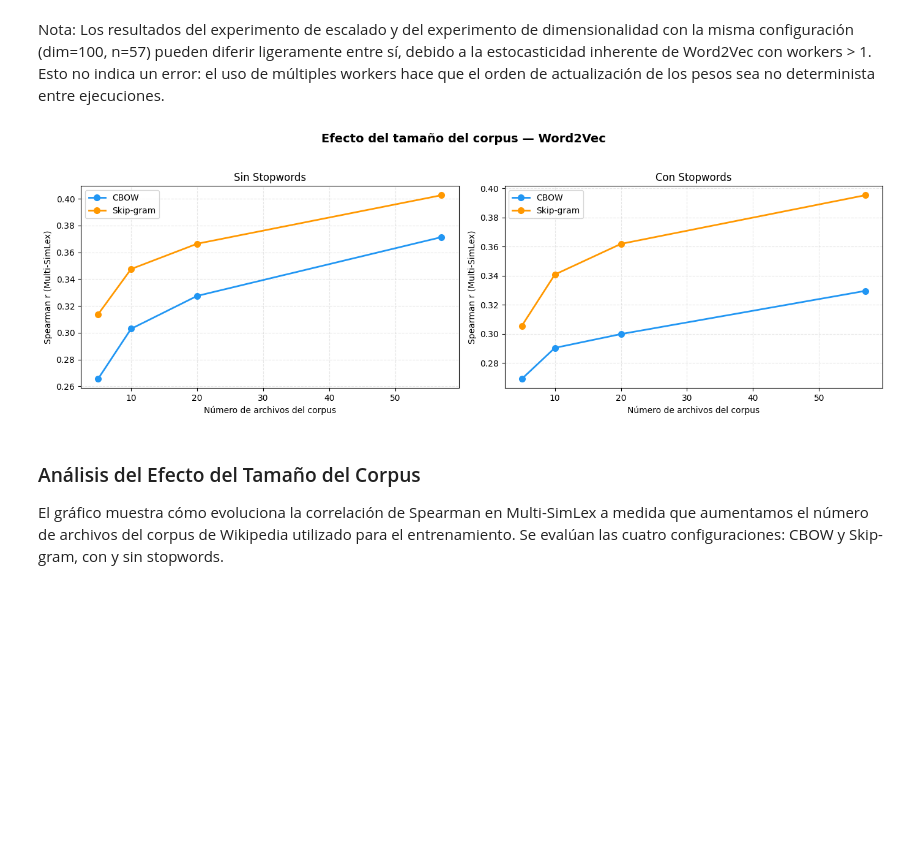
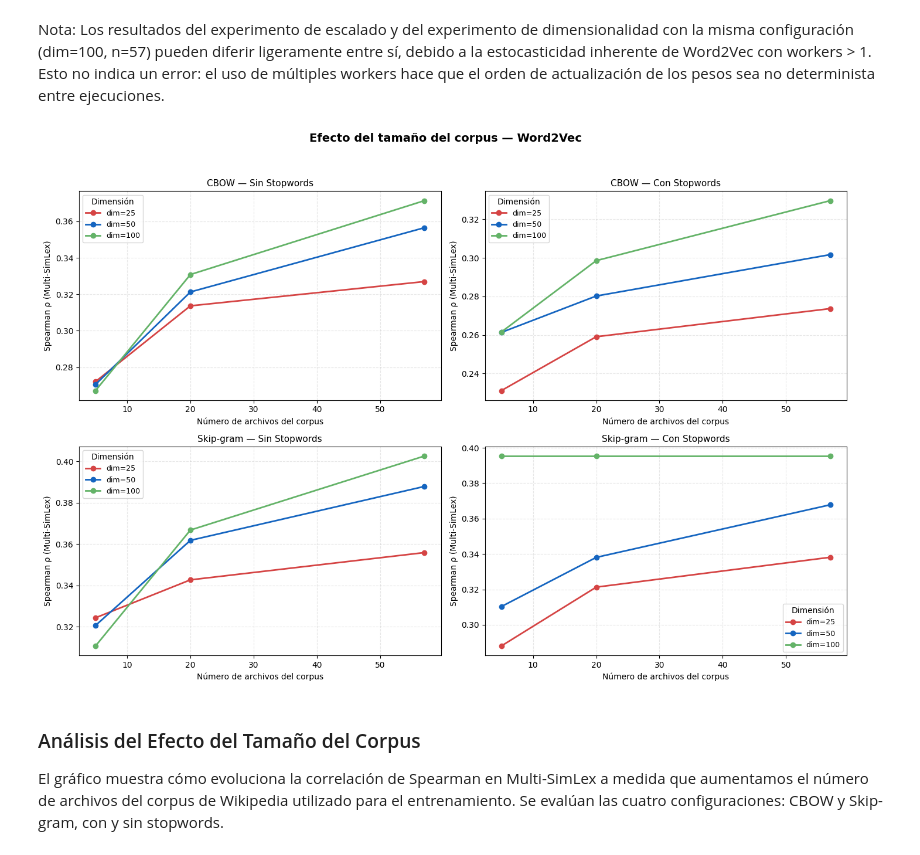
Before and after one commit to Lihao006/P4plh, a Jupyter notebook: practica4_completa.ipynb, the cells around one changed output. Saved outputs shown, nothing was run; the diff lists cells and outputs as text; code cells hidden in the pictures; blank space fills up the shorter version.

```diff
--- a/practica4_completa.ipynb
+++ b/practica4_completa.ipynb
@@ -1010,7 +980,7 @@ El gráfico obtenido representa el compromiso (*trade-off*) entre la calidad de
 
 - El **Spearman por anotador** (media de correlaciones individuales) suele ser inferior. Esto indica que, aunque el modelo captura la tendencia general promedio, alinearse con la variabilidad y la subjetividad de cada evaluador humano por separado resulta más difícil. Este comportamiento se observa en el gráfico, donde los diamantes naranjas aparecen sistemáticamente por debajo de las barras correspondientes.
 # %%
-mejor_nombre = 'Skip-gram_sin_sw'
+mejor_nombre = max(modelos_w2v, key=lambda n: intrinsic_eval(modelos_w2v[n], multi_simlex, annotator_cols)[0])
 mejor_dim    = modelos_w2v[mejor_nombre].vector_size
 CORPUS_MAX   = len(corpus_files)
 
@@ -1024,7 +994,7 @@ sp_orig, _, _ = intrinsic_eval(modelo_mejor, multi_simlex, annotator_cols)
 print(f"  {'Skip-gram_sin_sw':<25} {mejor_dim:>6}d {sp_orig:>10.4f}  (original)")
 
 # Truncar a dimensiones menores que la mejor
-dims_trunc = [d for d in [300, 100, 50, 25] if d < mejor_dim]
+dims_trunc = [d for d in VECTOR_SIZES if d < mejor_dim]
 for nueva_dim in dims_trunc:
     m_trunc = truncar_vectores(modelo_mejor, nueva_dim)
     sp_trunc, _, _ = intrinsic_eval(m_trunc, multi_simlex, annotator_cols)
@@ -1035,5 +1007,6 @@ KeyError: 'Skip-gram_sin_sw'
 # %%
-dims         = [mejor_dim] + dims_trunc
+dims_trunc = sorted([d for d in VECTOR_SIZES if d < mejor_dim], reverse=True)  # [50, 25]
+dims         = [mejor_dim] + dims_trunc  # [100, 50, 25]
 spearman_vals = [sp_orig]
 deltas        = ['—']
 
@@ -1043,21 +1016,21 @@ for nueva_dim in dims_trunc:
     spearman_vals.append(sp_trunc)
     deltas.append(f'-{sp_orig - sp_trunc:.4f}')
 
-dims_sorted     = list(reversed(dims))
-spearman_sorted = list(reversed(spearman_vals))
-deltas_sorted   = list(reversed(deltas))
+# Ya no hace falta reversed ni invert_xaxis
+dims_sorted     = dims
+spearman_sorted = spearman_vals
+deltas_sorted   = deltas
 
 fig, ax = plt.subplots(figsize=(7, 4))
 ax.plot(dims_sorted, spearman_sorted, color='#185FA5', linewidth=2, zorder=3)
 ax.fill_between(dims_sorted, spearman_sorted, alpha=0.1, color='#378ADD')
-
 for d, s, delta in zip(dims_sorted, spearman_sorted, deltas_sorted):
     color = '#185FA5' if d == mejor_dim else '#85B7EB'
     ax.scatter(d, s, color=color, edgecolors='#185FA5', s=70, zorder=4)
     ax.annotate(f'{s:.4f}\n(Δ {delta})', xy=(d, s),
                 xytext=(0, 12), textcoords='offset points',
                 ha='center', fontsize=9, color='#444441')
-
+ax.invert_xaxis()
 ax.set_xlabel('Dimensiones', fontsize=11, color='#5F5E5A')
 ax.set_ylabel('Correlación de Spearman', fontsize=11, color='#5F5E5A')
 ax.set_title(f'Degradación de Spearman por truncamiento ({mejor_nombre})', fontsize=12)
@@ -1123,39 +1096,39 @@ display(df_experimento)
 Nota: Los resultados del experimento de escalado y del experimento de dimensionalidad con la misma configuración (dim=100, n=57) pueden diferir ligeramente entre sí, debido a la estocasticidad inherente de Word2Vec con workers > 1. Esto no indica un error: el uso de múltiples workers hace que el orden de actualización de los pesos sea no determinista entre ejecuciones.
 # %%
 # Visualización: efecto del tamaño del corpus
-# Verificamos que el DataFrame exista y tenga datos
 if 'df_experimento' in locals() and not df_experimento.empty:
     df_exp = df_experimento.copy()
-    fig, axes = plt.subplots(1, 2, figsize=(14, 5))
+
+    colores_dim = {25: "#D54444", 50: '#1565C0', 100: "#64B368"}  # azules por dimensión
+
+    fig, axes = plt.subplots(2, 2, figsize=(14, 10))
     fig.suptitle('Efecto del tamaño del corpus — Word2Vec', fontsize=14, fontweight='bold')
 
-    colores = {'CBOW': '#2196F3', 'Skip-gram': '#FF9800'}
-    estilos = {25: '--', 50: '-.', 100: '-'}
+    for col, sw in enumerate(['sin_sw', 'con_sw']):
+        for row, arq in enumerate(['CBOW', 'Skip-gram']):
+            ax = axes[row, col]
+            subset = df_exp[(df_exp['stopwords'] == sw) & (df_exp['arquitectura'] == arq)]
 
-    for ax, sw in zip(axes, ['sin_sw', 'con_sw']):
-        subset = df_exp[df_exp['stopwords'] == sw]
-        for arq in ['CBOW', 'Skip-gram']:
-            for dim in [25, 50, 100]:
-                d = subset[(subset['arquitectura'] == arq) &
-                           (subset['vector_size'] == dim)].sort_values('n_archivos')
+            for dim in VECTOR_SIZES:
+                d = subset[subset['vector_size'] == dim].sort_values('n_archivos')
                 if not d.empty:
                     ax.plot(d['n_archivos'], d['spearman'],
-                            marker='o', linestyle=estilos[dim],
-                            color=colores[arq], linewidth=2, markersize=6,
-                            label=f'{arq} dim={dim}')
+                            marker='o', linestyle='-',
+                            color=colores_dim[dim], linewidth=2, markersize=6,
+                            label=f'dim={dim}')
 
-        titulo_limpio = 'Sin Stopwords' if sw == 'sin_sw' else 'Con Stopwords'
-        ax.set_title(titulo_limpio, fontsize=12)
-        ax.set_xlabel('Número de archivos del corpus')
-        ax.set_ylabel('Spearman ρ (Multi-SimLex)')
-        ax.legend(fontsize=8)
-        ax.grid(True, linestyle='--', alpha=0.3)
+            titulo_sw  = 'Sin Stopwords' if sw == 'sin_sw' else 'Con Stopwords'
+            ax.set_title(f'{arq} — {titulo_sw}', fontsize=11)
+            ax.set_xlabel('Número de archivos del corpus')
+            ax.set_ylabel('Spearman ρ (Multi-SimLex)')
+            ax.legend(fontsize=9, title='Dimensión')
+            ax.grid(True, linestyle='--', alpha=0.3)
 
     plt.tight_layout(rect=[0, 0.03, 1, 0.95])
     plt.savefig('efecto_corpus.png', dpi=150, bbox_inches='tight')
     plt.show()
 # %% [output]
-[figure, old version]
+[figure, new version]
 # %% [markdown]
 ### Análisis del Efecto del Tamaño del Corpus
 
```
Also changed, not shown: parts of 34 cells of this notebook, 49 other files.
